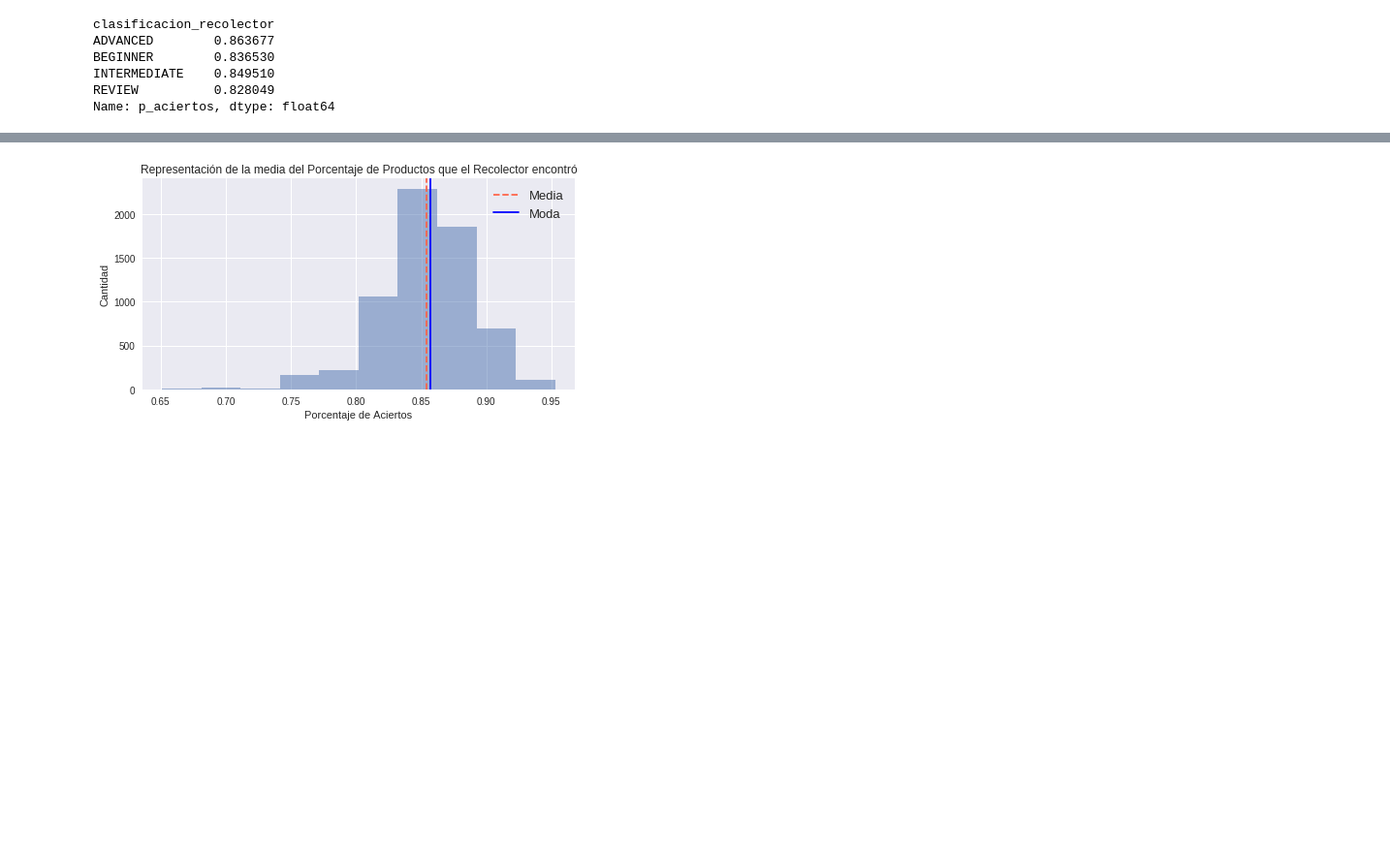
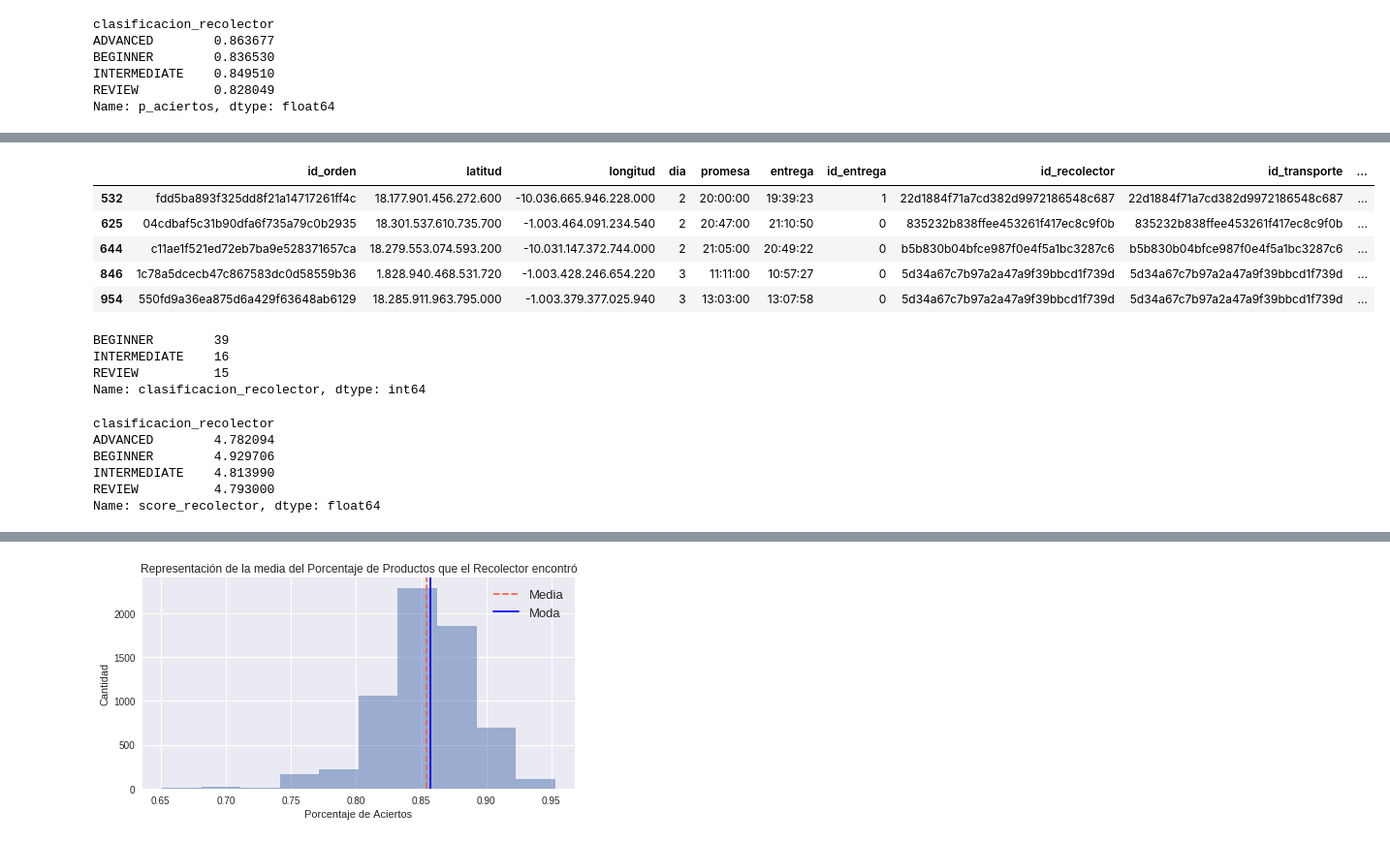
Before and after one commit to callejasv1/proyecto_oraculo, a Jupyter notebook: ProyectoV_Original.ipynb, the cells around one changed output, grey strips where cells are left out. Shown at 97% size. Saved outputs shown, nothing was run; the diff lists cells and outputs as text; code cells hidden in the pictures; blank space fills up the shorter version.

```diff
--- a/ProyectoV_Original.ipynb
+++ b/ProyectoV_Original.ipynb
@@ -588,0 +626,36 @@ TypeError: invalid type comparison
+# %%
+#Hacemos la imputación de los datos perdidos de p_aceptacion con la media del atributo con respecto
+#a la categoría
+
+df_imputados['p_aceptacion'] = np.where((df_imputados['clasificacion_recolector'] == 'BEGINNER') &
+                                      (df_imputados['p_aceptacion'].isnull()), 0.906551, df_imputados['p_aceptacion'])
+
+df_imputados['p_aceptacion'] = np.where((df_imputados['clasificacion_recolector'] == 'REVIEW') &
+                                      (df_imputados['p_aceptacion'].isnull()), 0.874873, df_imputados['p_aceptacion'])
+# %%
+score_recolector = df_imputados[df_imputados['score_recolector'].isnull()]
+score_recolector.head()
+# %% [output]
+|  | id_orden | latitud | longitud | dia | promesa | entrega | id_entrega | id_recolector | id_transporte | ... |
+| 532 | fdd5ba893f325dd8f21a14717261ff4c | 18.177.901.456.272.600 | -10.036.665.946.228.000 | 2 | 20:00:00 | 19:39:23 | 1 | 22d1884f71a7cd382d9972186548c687 | 22d1884f71a7cd382d9972186548c687 | ... |
+| 625 | 04cdbaf5c31b90dfa6f735a79c0b2935 | 18.301.537.610.735.700 | -1.003.464.091.234.540 | 2 | 20:47:00 | 21:10:50 | 0 | 835232b838ffee453261f417ec8c9f0b | 835232b838ffee453261f417ec8c9f0b | ... |
+| 644 | c11ae1f521ed72eb7ba9e528371657ca | 18.279.553.074.593.200 | -10.031.147.372.744.000 | 2 | 21:05:00 | 20:49:22 | 0 | b5b830b04bfce987f0e4f5a1bc3287c6 | b5b830b04bfce987f0e4f5a1bc3287c6 | ... |
+| 846 | 1c78a5dcecb47c867583dc0d58559b36 | 1.828.940.468.531.720 | -1.003.428.246.654.220 | 3 | 11:11:00 | 10:57:27 | 0 | 5d34a67c7b97a2a47a9f39bbcd1f739d | 5d34a67c7b97a2a47a9f39bbcd1f739d | ... |
+| 954 | 550fd9a36ea875d6a429f63648ab6129 | 18.285.911.963.795.000 | -1.003.379.377.025.940 | 3 | 13:03:00 | 13:07:58 | 0 | 5d34a67c7b97a2a47a9f39bbcd1f739d | 5d34a67c7b97a2a47a9f39bbcd1f739d | ... |
+# %%
+score_recolector.clasificacion_recolector.value_counts()
+# %% [output]
+BEGINNER        39
+INTERMEDIATE    16
+REVIEW          15
+Name: clasificacion_recolector, dtype: int64
+# %%
+media_cr = df_imputados.groupby('clasificacion_recolector')['score_recolector'].mean()
+media_cr
+# %% [output]
+clasificacion_recolector
+ADVANCED        4.782094
+BEGINNER        4.929706
+INTERMEDIATE    4.813990
+REVIEW          4.793000
+Name: score_recolector, dtype: float64
```
Also changed, not shown: parts of 19 cells of this notebook.
